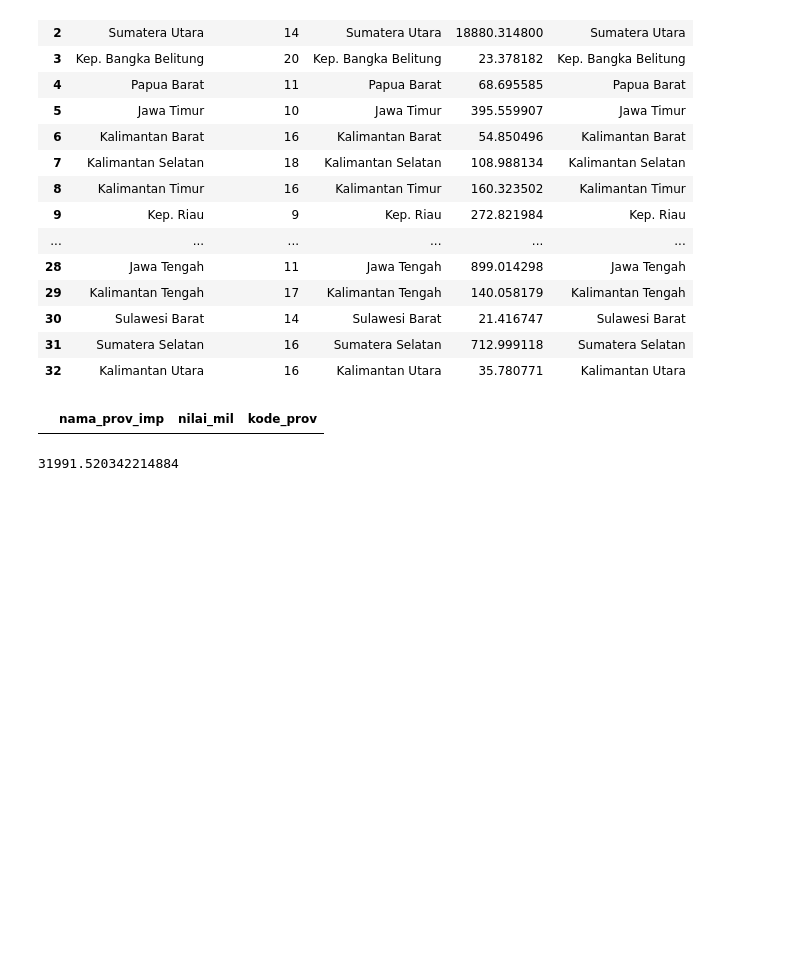
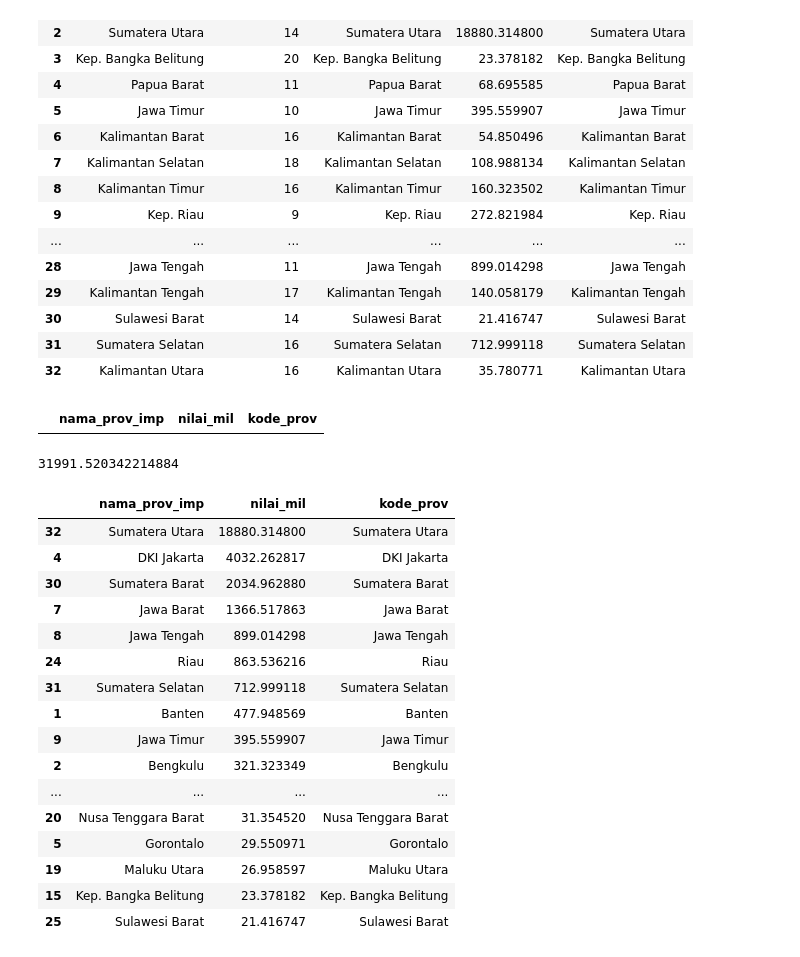
Before and after one commit to nurkhamidah/tryIRIO, a Jupyter notebook: temp.ipynb, the cells around one changed output. Saved outputs shown, nothing was run; the diff lists cells and outputs as text; code cells hidden in the pictures; blank space fills up the shorter version.

```diff
--- a/temp.ipynb
+++ b/temp.ipynb
@@ -991,0 +1040,20 @@ get_total_eksim(kriteria = 'Provinsi', sel_kriteria = 'Aceh', data_eksim=df_eksi
+# %%
+makeTableEksImp(crit = 'Provinsi', crit2 = 'Aceh', jenis='Ekspor antar Provinsi').sort_values(['nilai_mil'], ascending = False)
+# %% [output]
+|  | nama_prov_imp | nilai_mil | kode_prov |
+| 32 | Sumatera Utara | 18880.314800 | Sumatera Utara |
+| 4 | DKI Jakarta | 4032.262817 | DKI Jakarta |
+| 30 | Sumatera Barat | 2034.962880 | Sumatera Barat |
+| 7 | Jawa Barat | 1366.517863 | Jawa Barat |
+| 8 | Jawa Tengah | 899.014298 | Jawa Tengah |
+| 24 | Riau | 863.536216 | Riau |
+| 31 | Sumatera Selatan | 712.999118 | Sumatera Selatan |
+| 1 | Banten | 477.948569 | Banten |
+| 9 | Jawa Timur | 395.559907 | Jawa Timur |
+| 2 | Bengkulu | 321.323349 | Bengkulu |
+| ... | ... | ... | ... |
+| 20 | Nusa Tenggara Barat | 31.354520 | Nusa Tenggara Barat |
+| 5 | Gorontalo | 29.550971 | Gorontalo |
+| 19 | Maluku Utara | 26.958597 | Maluku Utara |
+| 15 | Kep. Bangka Belitung | 23.378182 | Kep. Bangka Belitung |
+| 25 | Sulawesi Barat | 21.416747 | Sulawesi Barat |
```
Also changed, not shown: parts of 3 cells of this notebook, 2 other files.
